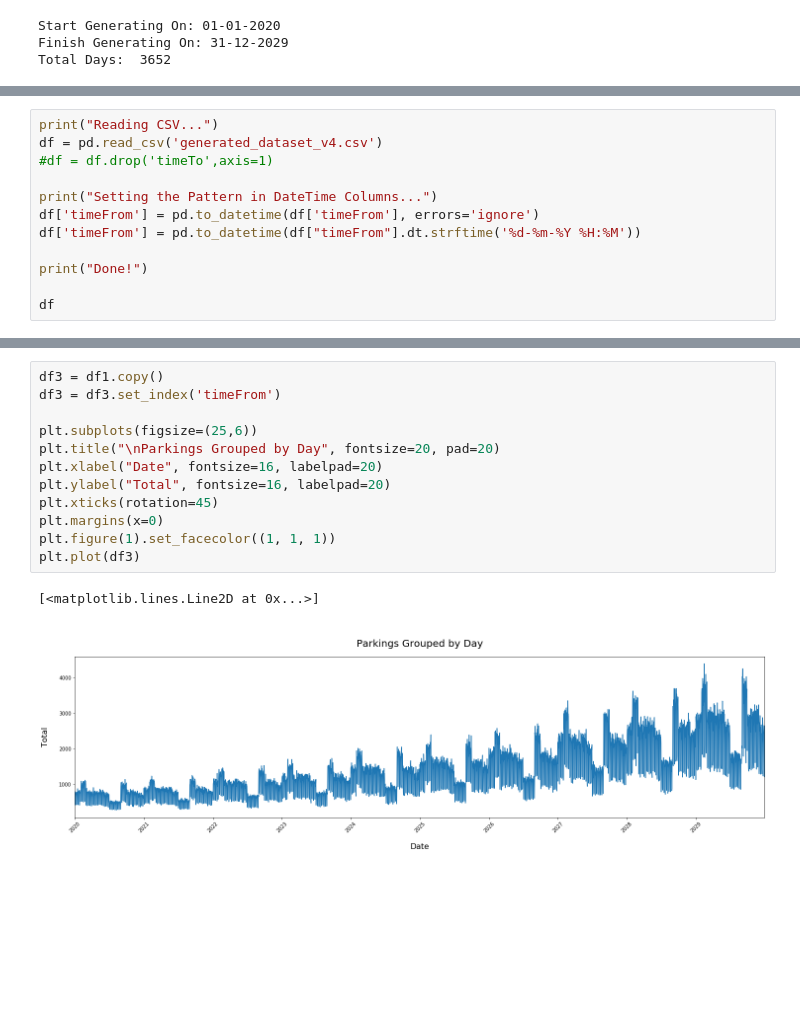
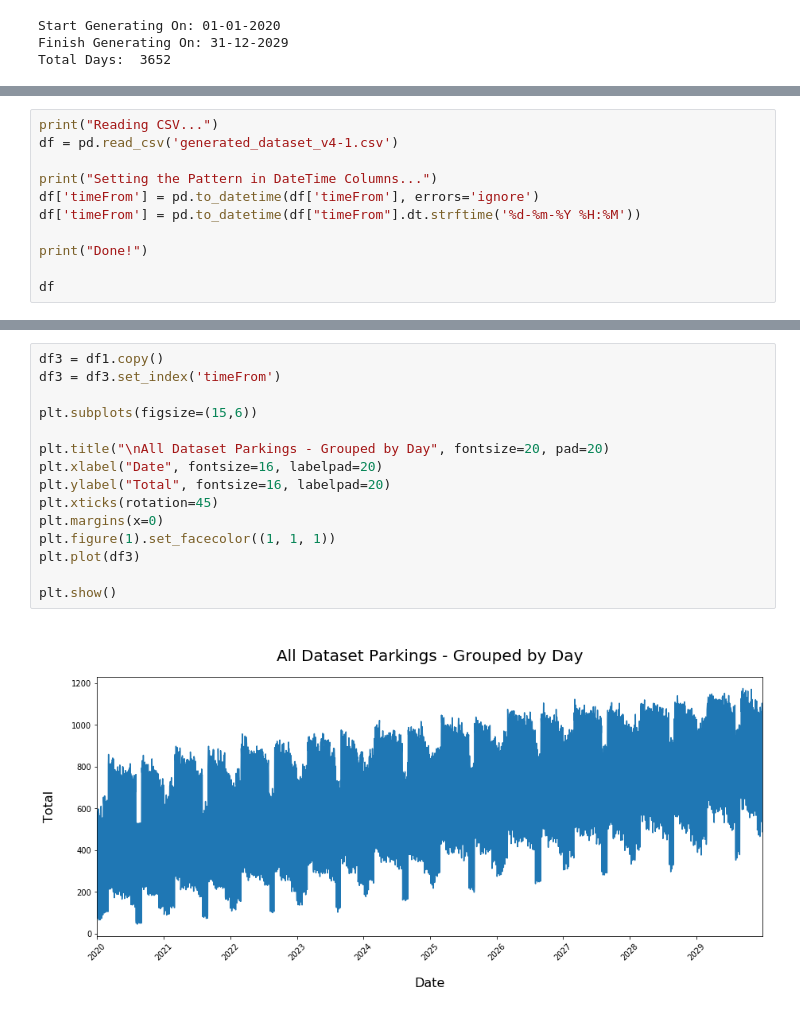
Before and after one commit to lrmendes/SmartParking-Data-Simulator, a Jupyter notebook: python/DataGenerator_v4.ipynb, the cells around one changed output, grey strips where cells are left out. Saved outputs shown, nothing was run; the diff lists cells and outputs as text; blank space fills up the shorter version.

Commit message:
ADD -> Holydays for UTF Parking

```diff
--- a/python/DataGenerator_v4.ipynb
+++ b/python/DataGenerator_v4.ipynb
@@ -435,8 +505,7 @@ Writing output file...
 Done!
 # %%
 print("Reading CSV...")
-df = pd.read_csv('generated_dataset_v4.csv')
-#df = df.drop('timeTo',axis=1)
+df = pd.read_csv('generated_dataset_v4-1.csv')
 
 print("Setting the Pattern in DateTime Columns...")
 df['timeFrom'] = pd.to_datetime(df['timeFrom'], errors='ignore')
@@ -494,18 +580,20 @@ Done!
 # %%
 df3 = df1.copy()
 df3 = df3.set_index('timeFrom')
 
-plt.subplots(figsize=(25,6))
-plt.title("\nParkings Grouped by Day", fontsize=20, pad=20)
+plt.subplots(figsize=(15,6))
+
+plt.title("\nAll Dataset Parkings - Grouped by Day", fontsize=20, pad=20)
 plt.xlabel("Date", fontsize=16, labelpad=20)
 plt.ylabel("Total", fontsize=16, labelpad=20)
 plt.xticks(rotation=45)
 plt.margins(x=0)
 plt.figure(1).set_facecolor((1, 1, 1))
 plt.plot(df3)
+
+plt.show()
 # %% [output]
-[<matplotlib.lines.Line2D at 0x...>]
-[figure, old version]
+[figure, new version]
 # %%
 df2 = df1.copy()
 print("Setting the Pattern in DateTime Columns...")
```
Also changed, not shown: parts of 16 cells of this notebook.
